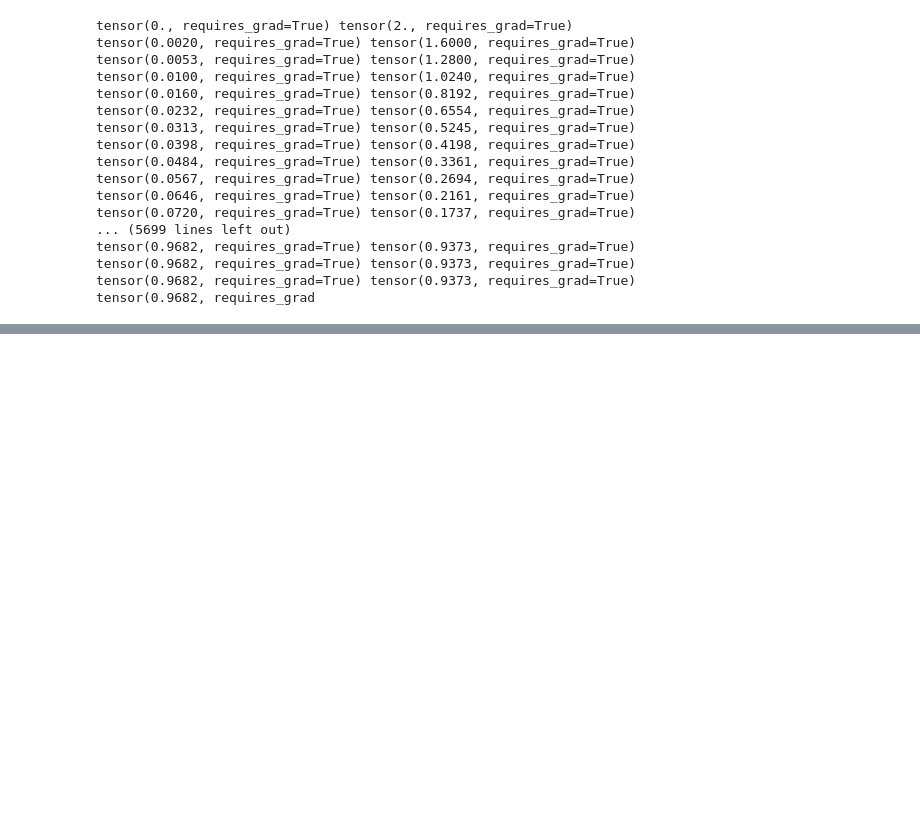
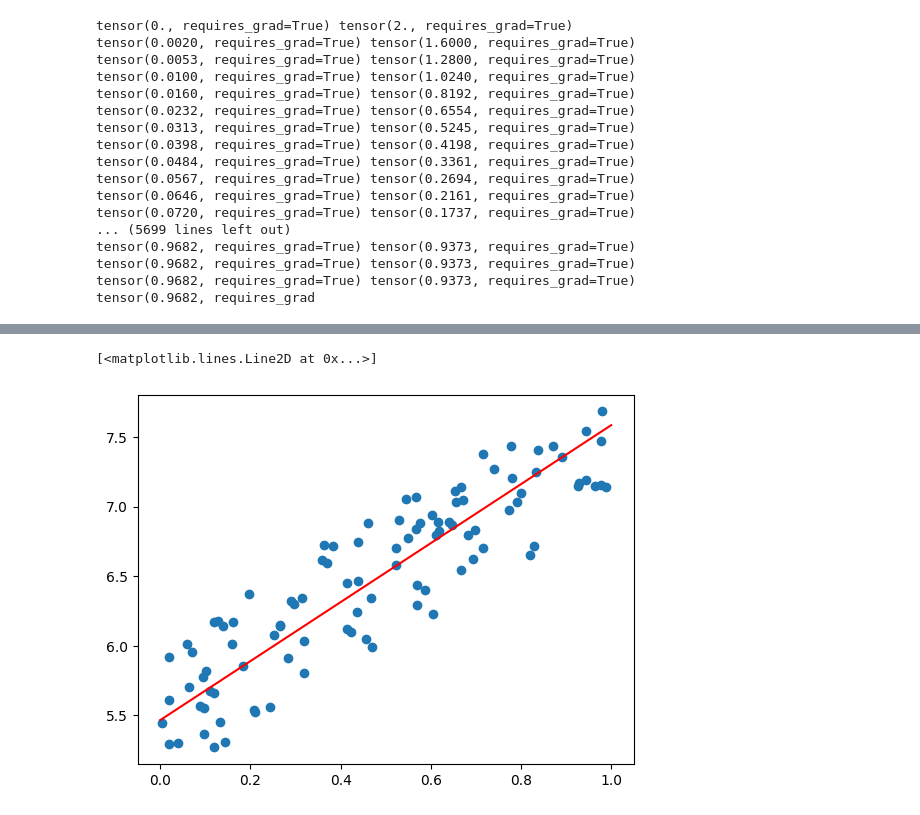
Before and after one commit to banbiossa/deep-learning-from-scratch-4, a Jupyter notebook: src/deep_learning_from_scratch_4/ch07/using_pytorch.ipynb, the cells around one changed output, grey strips where cells are left out. Cells and saved outputs as stored; diff of their text form; code cells hidden in the pictures; blank space fills up the shorter version.

```diff
--- a/src/deep_learning_from_scratch_4/ch07/using_pytorch.ipynb
+++ b/src/deep_learning_from_scratch_4/ch07/using_pytorch.ipynb
@@ -93,0 +150,12 @@ tensor(0.9682, requires_grad
+# %%
+xx = np.linspace(0, 1, 100).reshape(-1, 1)
+yy = predict(torch.tensor(xx, dtype=torch.float32))
+
+# reshape to 1D
+yy = yy.detach().numpy().ravel()
+
+plt.plot(x, y, 'o')
+plt.plot(xx, yy, 'r')
+# %% [output]
+[<matplotlib.lines.Line2D at 0x...>]
+[figure, added]
```
Also changed, not shown: parts of 26 cells of this notebook, 2 other files.
